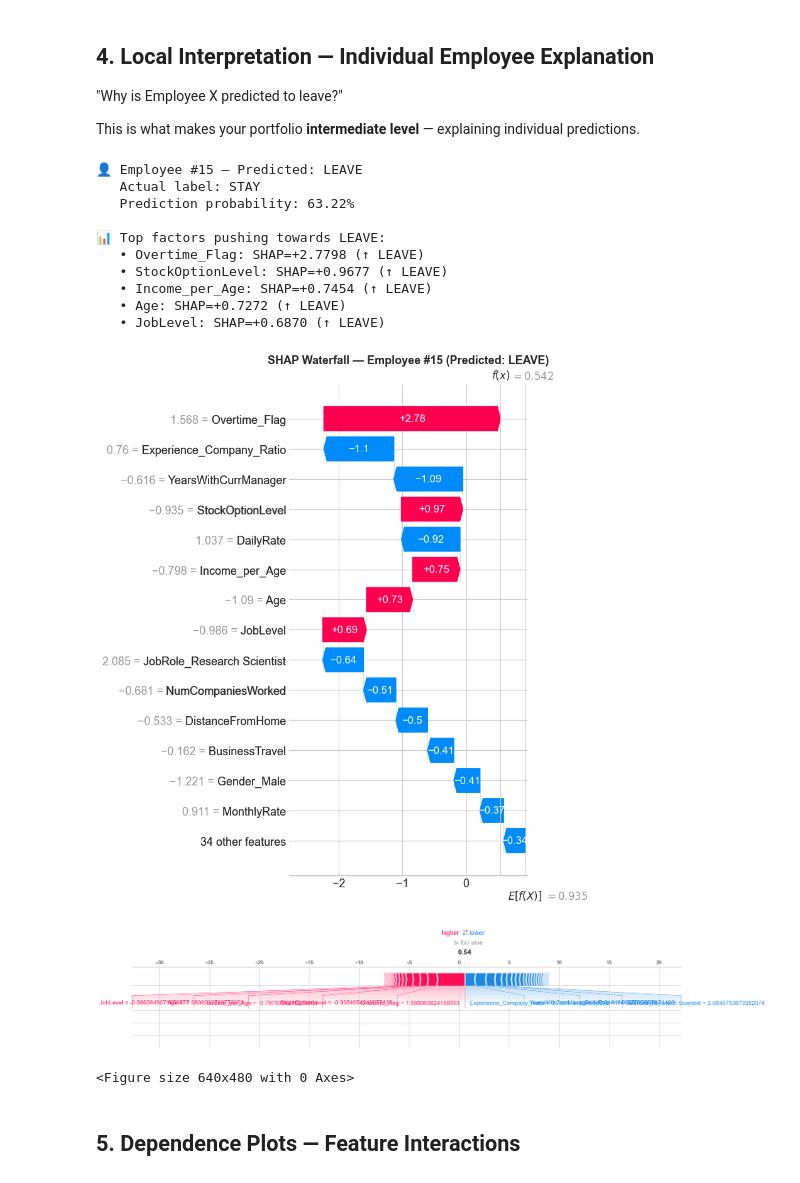
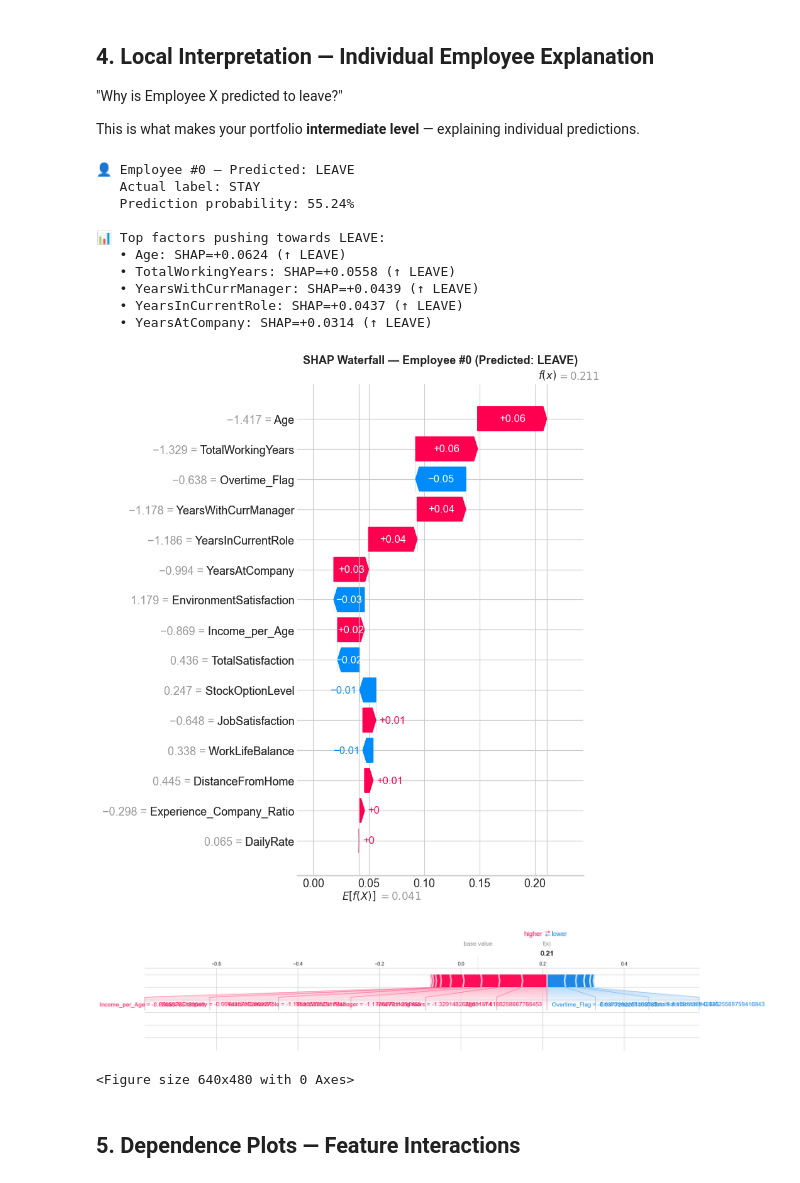
Before and after one commit to alfandoo/attrition-prediction-intelligence, a Jupyter notebook: notebooks/05_interpretation.ipynb, the cells around one changed output. Cells and saved outputs as stored; diff of their text form; code cells hidden in the pictures.

```diff
--- a/notebooks/05_interpretation.ipynb
+++ b/notebooks/05_interpretation.ipynb
@@ -74,12 +82,12 @@ Test samples: 294
 # %% [markdown]
 ## 2. Compute SHAP Values
 # %%
-# Create SHAP TreeExplainer (optimized for tree-based models)
-explainer = shap.TreeExplainer(model)
+# Create SHAP Explainer (automatically selects the best explainer for the model)
+explainer = shap.Explainer(model, X_train)
 
 # Calculate SHAP values for test set
-shap_values = explainer.shap_values(X_test)
+shap_values = explainer(X_test)
 
-print(f'SHAP values shape: {shap_values.shape}')
+print(f'SHAP values shape: {shap_values.values.shape}')
 print('SHAP values computed ✅')
 # %% [output]
@@ -130,7 +138,7 @@ if len(leave_indices) > 0:
     print('\n📊 Top factors pushing towards LEAVE:')
 
     # Get SHAP values for this employee
-    employee_shap = pd.Series(shap_values[sample_idx], index=feature_names)
+    employee_shap = pd.Series(shap_values[sample_idx].values, index=feature_names)
     top_factors = employee_shap.sort_values(ascending=False).head(5)
     for feat, val in top_factors.items():
         direction = '↑ LEAVE' if val > 0 else '↓ STAY'
@@ -139,39 +147,39 @@ else:
     sample_idx = 0
     print('No employees predicted to leave in test set.')
 # %% [output]
-👤 Employee #15 — Predicted: LEAVE
+👤 Employee #0 — Predicted: LEAVE
    Actual label: STAY
-   Prediction probability: 63.22%
+   Prediction probability: 55.24%
 
 📊 Top factors pushing towards LEAVE:
-   • Overtime_Flag: SHAP=+2.7798 (↑ LEAVE)
-   • StockOptionLevel: SHAP=+0.9677 (↑ LEAVE)
-   • Income_per_Age: SHAP=+0.7454 (↑ LEAVE)
-   • Age: SHAP=+0.7272 (↑ LEAVE)
-   • JobLevel: SHAP=+0.6870 (↑ LEAVE)
+   • Age: SHAP=+0.0624 (↑ LEAVE)
+   • TotalWorkingYears: SHAP=+0.0558 (↑ LEAVE)
+   • YearsWithCurrManager: SHAP=+0.0439 (↑ LEAVE)
+   • YearsInCurrentRole: SHAP=+0.0437 (↑ LEAVE)
+   • YearsAtCompany: SHAP=+0.0314 (↑ LEAVE)
 # %%
 # Waterfall plot for the selected employee
 shap_explanation = shap.Explanation(
-    values=shap_values[sample_idx],
-    base_values=explainer.expected_value,
+    values=shap_values[sample_idx].values,
+    base_values=explainer.expected_value[1] if type(explainer.expected_value) in (list, np.ndarray) else explainer.expected_value,
     data=X_test.iloc[sample_idx].values,
     feature_names=feature_names
 )
 
 plt.figure(figsize=(12, 8))
 shap.waterfall_plot(shap_explanation, max_display=15, show=False)
 plt.title(f'SHAP Waterfall — Employee #{sample_idx} (Predicted: LEAVE)',
           fontsize=13, fontweight='bold')
 plt.tight_layout()
 plt.savefig('../outputs/shap_waterfall.png', dpi=150, bbox_inches='tight')
 plt.show()
 # %% [output]
-[figure, old version]
+[figure, new version]
 # %%
 # Force plot for the same employee
 shap.force_plot(
     explainer.expected_value,
-    shap_values[sample_idx],
+    shap_values[sample_idx].values,
     X_test.iloc[sample_idx],
     feature_names=feature_names,
     matplotlib=True
@@ -180,7 +188,7 @@ plt.tight_layout()
 plt.savefig('../outputs/shap_force.png', dpi=150, bbox_inches='tight')
 plt.show()
 # %% [output]
-[figure, old version]
+[figure, new version]
 <Figure size 640x480 with 0 Axes>
 # %% [markdown]
 ## 5. Dependence Plots — Feature Interactions
```
Also changed, not shown: parts of 5 cells of this notebook, 7 other files.
